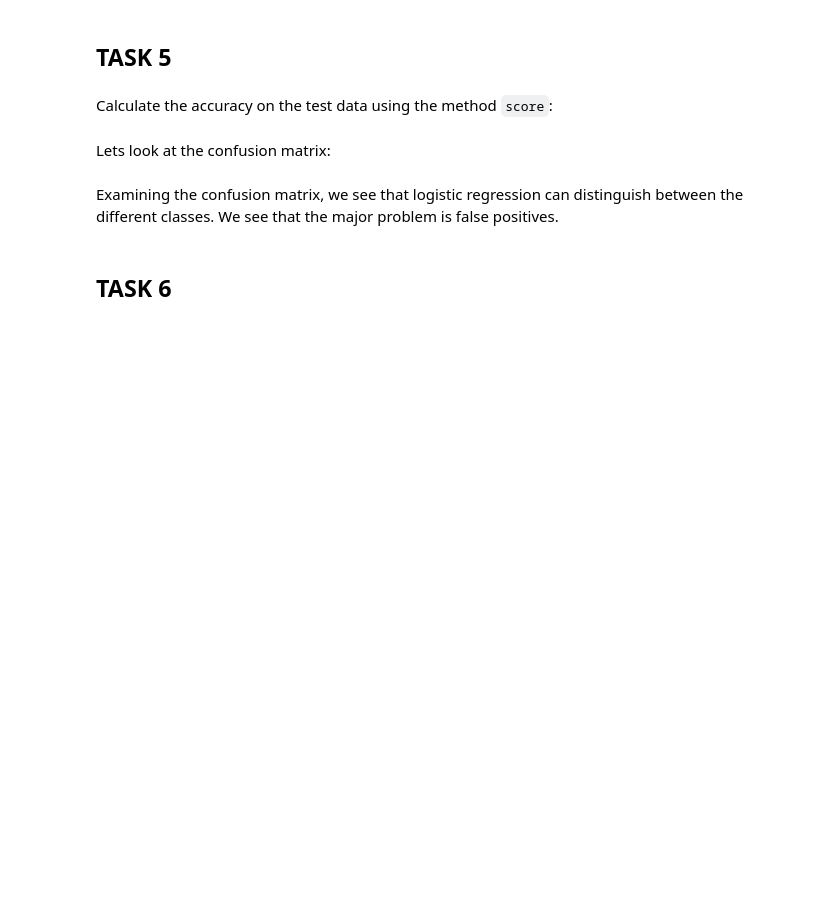
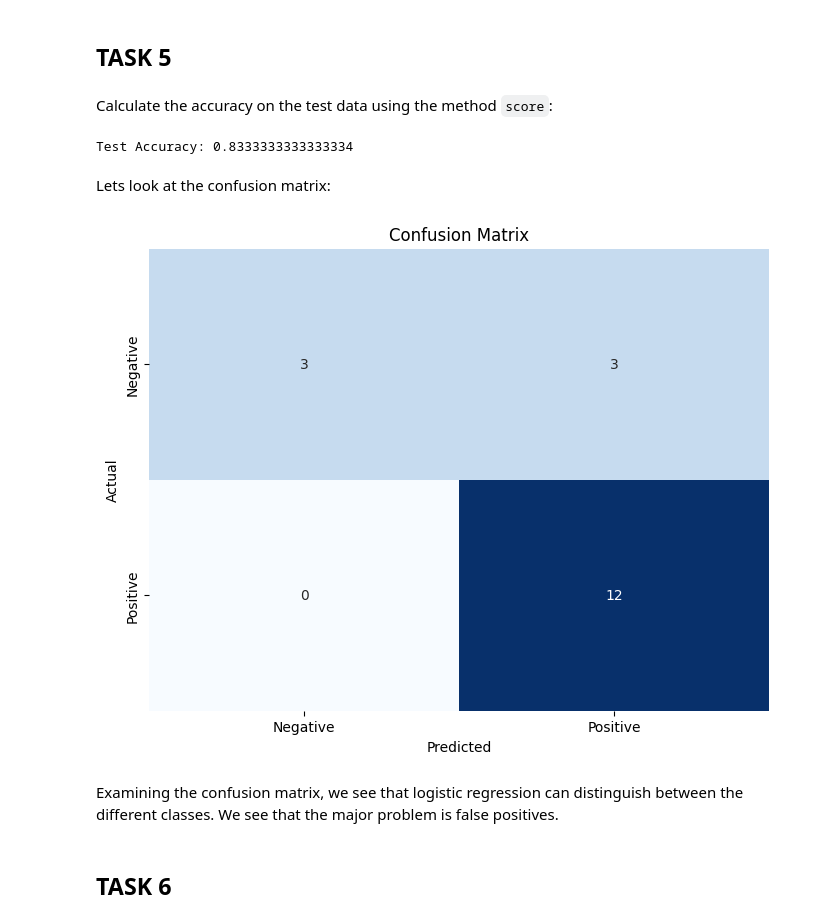
Before and after one commit to KingerNL/Coursera_Data_Science, a Jupyter notebook: SpaceX_Machine_Learning_Prediction_Part_5.jupyterlite.ipynb, the cells around one changed output. Drawn from its saved outputs; the diff is of its cells as text; code cells hidden in the pictures; blank space fills up the shorter version.

Commit message:
Added all the files, changed powerpoint and lost data

```diff
--- a/SpaceX_Machine_Learning_Prediction_Part_5.jupyterlite.ipynb
+++ b/SpaceX_Machine_Learning_Prediction_Part_5.jupyterlite.ipynb
@@ -157,2 +196,25 @@ lr=LogisticRegression()
+# %%
+from sklearn.linear_model import LogisticRegression
+from sklearn.model_selection import GridSearchCV
+
+# Define the parameter grid
+parameters = {
+    'C': [0.01, 0.1, 1],
+    'penalty': ['l2'],
+    'solver': ['lbfgs']
+}
+
+# Create a Logistic Regression object
+lr = LogisticRegression()
+
+# Create a GridSearchCV object with cross-validation (cv) set to 10
+logreg_cv = GridSearchCV(lr, parameters, cv=10)
+
+# Fit the GridSearchCV object to find the best parameters
+logreg_cv.fit(X_train, Y_train)
+
+# Access the best parameters and best score
+best_params = logreg_cv.best_params_
+best_score = logreg_cv.best_score_
 # %% [markdown]
 We output the <code>GridSearchCV</code> object for logistic regression. We display the best parameters using the data attribute <code>best_params\_</code> and the accuracy on the validation data using the data attribute <code>best_score\_</code>.
@@ -163,5 +233,11 @@ print("accuracy :",logreg_cv.best_score_)
 ## TASK  5
 # %% [markdown]
 Calculate the accuracy on the test data using the method <code>score</code>:
+# %%
+# Calculate the accuracy on the test data
+test_accuracy = logreg_cv.score(X_test, Y_test)
+print("Test Accuracy:", test_accuracy)
+# %% [output]
+Test Accuracy: 0.8333333333333334
 # %% [markdown]
 Lets look at the confusion matrix:
@@ -171,3 +244,24 @@ plot_confusion_matrix(Y_test,yhat)
+# %%
+from sklearn.metrics import confusion_matrix
+import matplotlib.pyplot as plt
+import seaborn as sns
+
+# Generate predictions on the test data
+Y_pred = logreg_cv.predict(X_test)
+
+# Create a confusion matrix
+conf_matrix = confusion_matrix(Y_test, Y_pred)
+
+# Plot the confusion matrix
+plt.figure(figsize=(8, 6))
+sns.heatmap(conf_matrix, annot=True, fmt="d", cmap="Blues", cbar=False,
+            xticklabels=["Negative", "Positive"], yticklabels=["Negative", "Positive"])
+plt.xlabel('Predicted')
+plt.ylabel('Actual')
+plt.title('Confusion Matrix')
+plt.show()
+# %% [output]
+[figure, added]
 # %% [markdown]
 Examining the confusion matrix, we see that logistic regression can distinguish between the different classes.  We see that the major problem is false positives.
 # %% [markdown]
```
Also changed, not shown: parts of 37 cells of this notebook, 8 other files.
